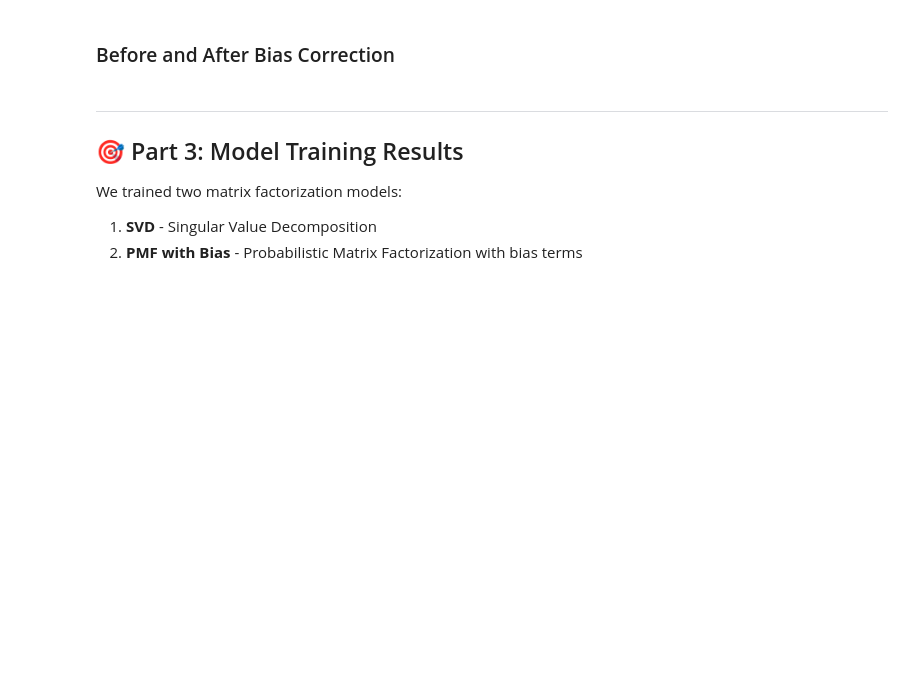
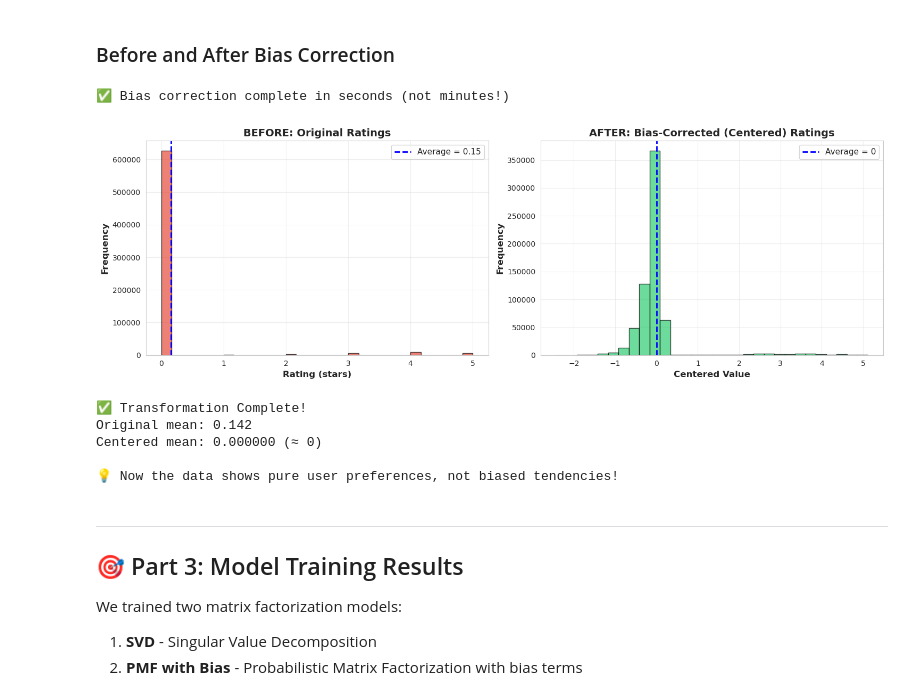
Before and after one commit to chefaiqbal/Movie-Recommender-System, a Jupyter notebook: notebooks/Movie_Recommender_System.ipynb, the cells around one changed output. Saved outputs shown, nothing was run; the diff lists cells and outputs as text; code cells hidden in the pictures; blank space fills up the shorter version.

```diff
--- a/notebooks/Movie_Recommender_System.ipynb
+++ b/notebooks/Movie_Recommender_System.ipynb
@@ -250,45 +320,61 @@ print("Accounting for these biases is crucial for accurate predictions!")
 # %% [markdown]
 ### Before and After Bias Correction
 # %%
-# Remove biases from the matrix
+# Replace the slow bias correction cell with this optimized version:
+
+# Remove biases from the matrix (OPTIMIZED - uses vectorized operations)
 matrix_centered = matrix_original.copy()
 
+# Vectorized bias removal - MUCH faster!
 for i in range(len(matrix_centered)):
-    for j in range(len(matrix_centered.columns)):
-        if not np.isnan(matrix_centered.iloc[i, j]):
-            matrix_centered.iloc[i, j] = (matrix_centered.iloc[i, j] - global_mean -
-                                         user_bias.iloc[i] - item_bias.iloc[j])
+    # Get user's bias once
+    u_bias = user_bias.iloc[i]
+    # Vectorized operation on entire row
+    matrix_centered.iloc[i] = matrix_centered.iloc[i] - global_mean - u_bias - item_bias
+
+# Even faster alternative using numpy broadcasting:
+# matrix_centered = matrix_original - global_mean - user_bias.values[:, np.newaxis] - item_bias.values
+
+print(f"✅ Bias correction complete in seconds (not minutes!)")
 
 # Visualize the transformation
 fig, axes = plt.subplots(1, 2, figsize=(15, 5))
 
 # Before
 user_sample = matrix_original.iloc[:200].values[~np.isnan(matrix_original.iloc[:200].values)]
 axes[0].hist(user_sample, bins=30, color='#e74c3c', alpha=0.7, edgecolor='black')
 axes[0].axvline(global_mean, color='blue', linestyle='--', linewidth=2, label=f'Average = {global_mean:.2f}')
 axes[0].set_xlabel('Rating (stars)', fontsize=12, fontweight='bold')
 axes[0].set_ylabel('Frequency', fontsize=12, fontweight='bold')
 axes[0].set_title('BEFORE: Original Ratings', fontsize=14, fontweight='bold')
 axes[0].legend(fontsize=11)
 axes[0].grid(alpha=0.3)
 
 # After
 centered_sample = matrix_centered.iloc[:200].values[~np.isnan(matrix_centered.iloc[:200].values)]
 axes[1].hist(centered_sample, bins=30, color='#2ecc71', alpha=0.7, edgecolor='black')
 axes[1].axvline(0, color='blue', linestyle='--', linewidth=2, label='Average = 0')
 axes[1].set_xlabel('Centered Value', fontsize=12, fontweight='bold')
 axes[1].set_ylabel('Frequency', fontsize=12, fontweight='bold')
 axes[1].set_title('AFTER: Bias-Corrected (Centered) Ratings', fontsize=14, fontweight='bold')
 axes[1].legend(fontsize=11)
 axes[1].grid(alpha=0.3)
 
 plt.tight_layout()
 plt.show()
 
 print("\n✅ Transformation Complete!")
 print(f"Original mean: {user_sample.mean():.3f}")
 print(f"Centered mean: {centered_sample.mean():.6f} (≈ 0)")
 print("\n💡 Now the data shows pure user preferences, not biased tendencies!")
+# %% [output]
+✅ Bias correction complete in seconds (not minutes!)
+[figure, added]
+✅ Transformation Complete!
+Original mean: 0.142
+Centered mean: 0.000000 (≈ 0)
+
+💡 Now the data shows pure user preferences, not biased tendencies!
 # %% [markdown]
 ---
 ## 🎯 Part 3: Model Training Results
```
Also changed, not shown: parts of 25 cells of this notebook.
